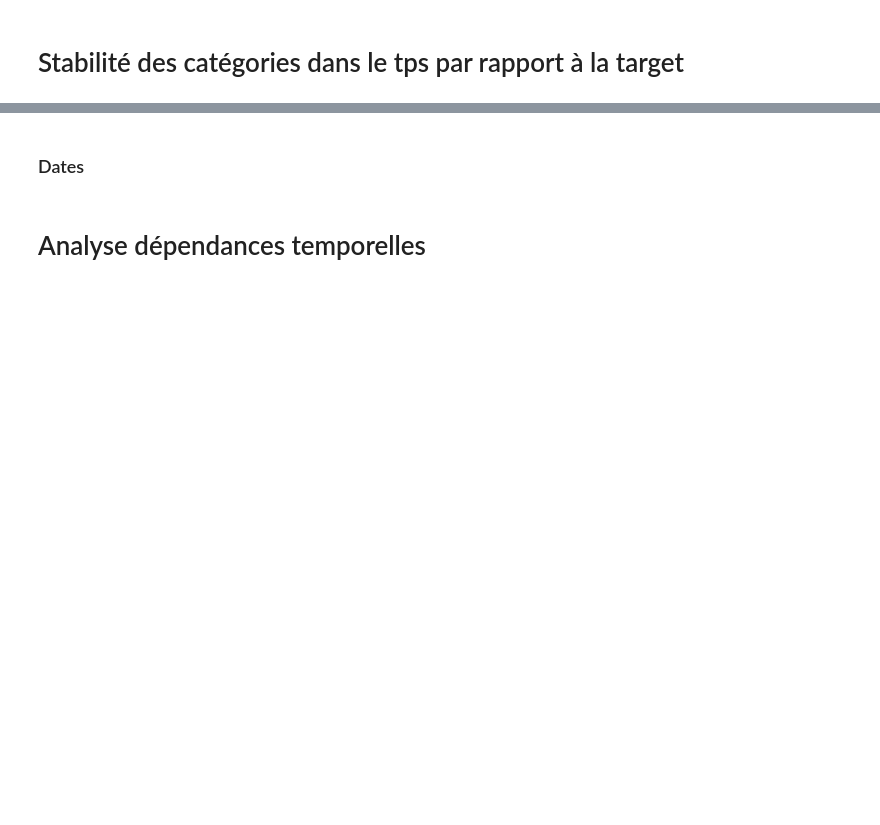
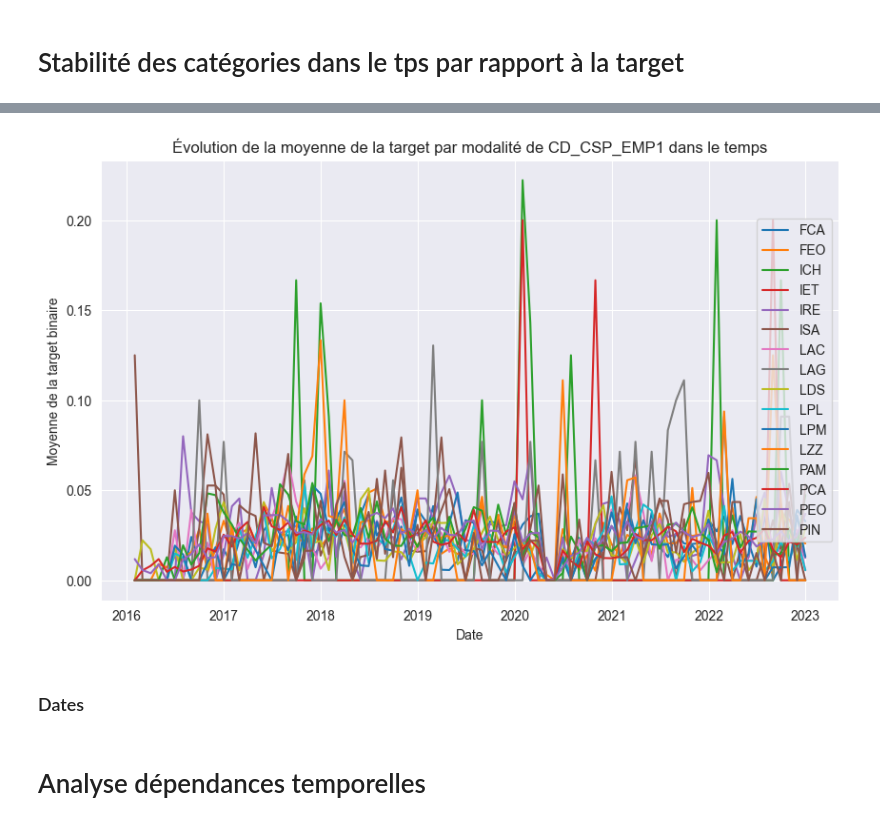
Before and after one commit to samuel-LP/Challenge-Credit-Logement, a Jupyter notebook: Notebooks/Analyse exploratoire.ipynb, the cells around one changed output, grey strips where cells are left out. Drawn from its saved outputs; the diff is of its cells as text; code cells hidden in the pictures; blank space fills up the shorter version.

```diff
--- a/Notebooks/Analyse exploratoire.ipynb
+++ b/Notebooks/Analyse exploratoire.ipynb
@@ -65,7 +88,7 @@ df['date_sortie_defaut'] = pd.to_datetime(df['date_sortie_defaut'])
 # %% [markdown]
 # Analyse préliminaire
 # %%
-df_obj = df.drop(columns = ['CD_NAT_EMP2','sol_echec']).select_dtypes(include='object').drop(columns = 'cd_op').copy()
+df_obj = df.drop_duplicates(subset = 'cd_op',keep = 'last').drop(columns = ['CD_NAT_EMP2']).select_dtypes(include='object').drop(columns = 'cd_op').copy()
 # %%
 for col in df_obj.columns:
     print(f"{col} : {df_obj[col].nunique()}")
@@ -143,24 +223,26 @@ cat_columns = ['CD_NAT_EMP1','CD_MTF_DFC']
 # %%
 import matplotlib.pyplot as plt
 
-for col in df.select_dtypes(include = 'object').columns:
+for col in df[['CD_CSP_EMP1']].columns:#.select_dtypes(include = 'object').columns:
     # Calcul de la moyenne par groupe (genre et date)
     result = df.groupby([col, 'arrete'])['fl_pass_DET'].mean().reset_index()
 
     # Tracé des données
     fig, ax = plt.subplots(figsize=(10, 6))
 
     for genre, group in result.groupby(f'{col}'):
         ax.plot(group['arrete'], group['fl_pass_DET'], label=f'{genre}')
 
     # Ajout de légendes et labels
-    ax.legend()
+    ax.legend(loc = 'right')
     ax.set_xlabel('Date')
     ax.set_ylabel('Moyenne de la target binaire')
     ax.set_title(f'Évolution de la moyenne de la target par modalité de {col} dans le temps')
 
     # Affichage du graphique
     plt.show()
+# %% [output]
+[figure, added]
 # %% [markdown]
 ### Dates
 # %%
```
Also changed, not shown: parts of 26 cells of this notebook.
